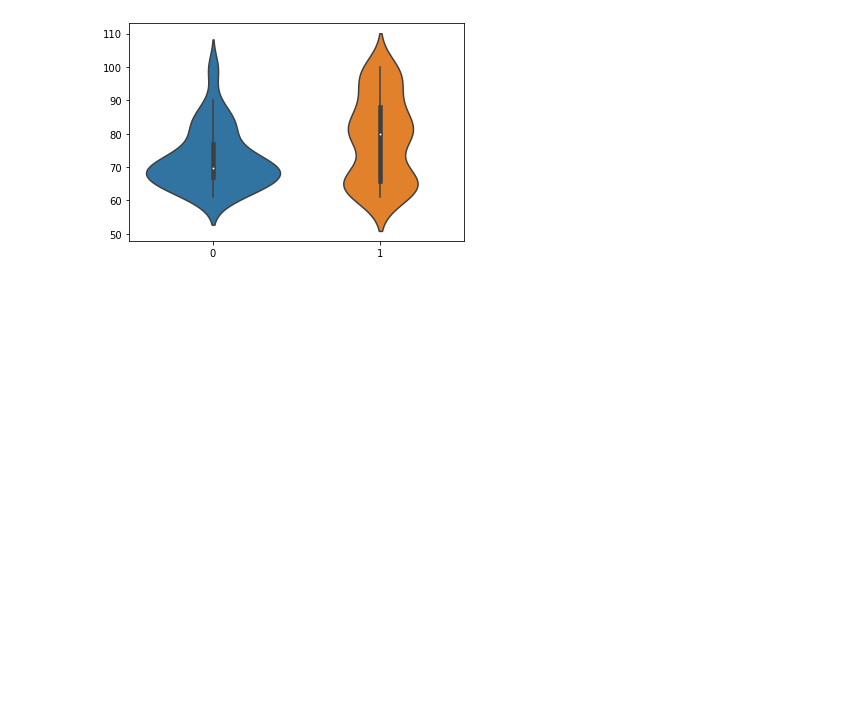
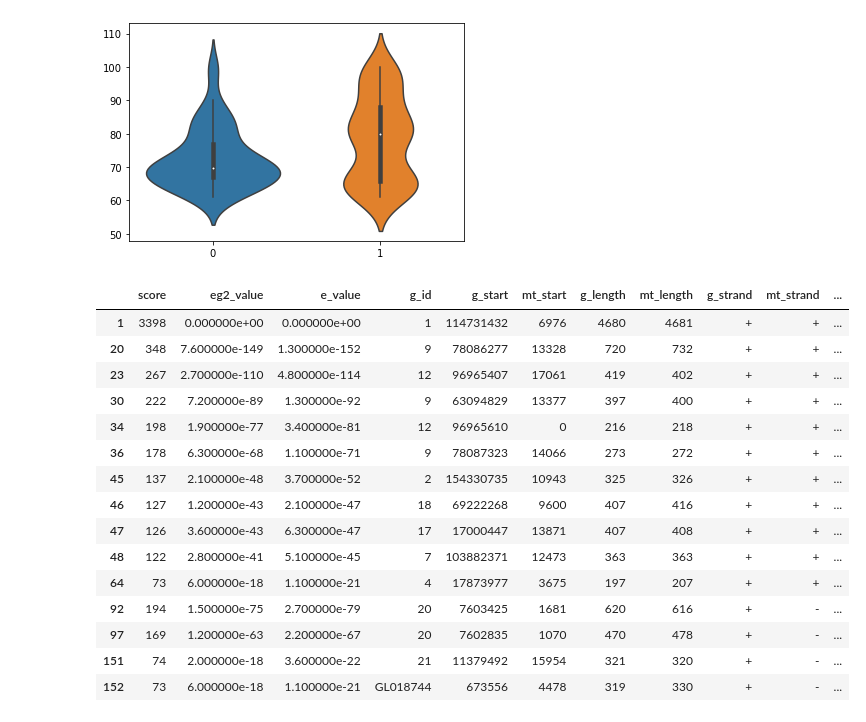
Before and after one commit to balintbiro/Oryctolagus_cuniculus_numts, a Jupyter notebook: codes/trials/trials.ipynb, the cells around one changed output. Saved outputs shown, nothing was run; the diff lists cells and outputs as text; code cells hidden in the pictures; blank space fills up the shorter version.

Commit message:
synteny data prep for genes

```diff
--- a/codes/trials/trials.ipynb
+++ b/codes/trials/trials.ipynb
@@ -356,3 +356,24 @@ identities=[chrs['identity'], scaffolds['identity']]
 ax=sns.violinplot(data=identities)
 # %% [output]
 [figure]
+# %%
+gene_mask=numts_array['ensembl_description'].apply(lambda g_id: type(g_id)==str)
+numts_array=numts_array[gene_mask]
+(numts_array)
+# %% [output]
+|  | score | eg2_value | e_value | g_id | g_start | mt_start | g_length | mt_length | g_strand | mt_strand | ... |
+| 1 | 3398 | 0.000000e+00 | 0.000000e+00 | 1 | 114731432 | 6976 | 4680 | 4681 | + | + | ... |
+| 20 | 348 | 7.600000e-149 | 1.300000e-152 | 9 | 78086277 | 13328 | 720 | 732 | + | + | ... |
+| 23 | 267 | 2.700000e-110 | 4.800000e-114 | 12 | 96965407 | 17061 | 419 | 402 | + | + | ... |
+| 30 | 222 | 7.200000e-89 | 1.300000e-92 | 9 | 63094829 | 13377 | 397 | 400 | + | + | ... |
+| 34 | 198 | 1.900000e-77 | 3.400000e-81 | 12 | 96965610 | 0 | 216 | 218 | + | + | ... |
+| 36 | 178 | 6.300000e-68 | 1.100000e-71 | 9 | 78087323 | 14066 | 273 | 272 | + | + | ... |
+| 45 | 137 | 2.100000e-48 | 3.700000e-52 | 2 | 154330735 | 10943 | 325 | 326 | + | + | ... |
+| 46 | 127 | 1.200000e-43 | 2.100000e-47 | 18 | 69222268 | 9600 | 407 | 416 | + | + | ... |
+| 47 | 126 | 3.600000e-43 | 6.300000e-47 | 17 | 17000447 | 13871 | 407 | 408 | + | + | ... |
+| 48 | 122 | 2.800000e-41 | 5.100000e-45 | 7 | 103882371 | 12473 | 363 | 363 | + | + | ... |
+| 64 | 73 | 6.000000e-18 | 1.100000e-21 | 4 | 17873977 | 3675 | 197 | 207 | + | + | ... |
+| 92 | 194 | 1.500000e-75 | 2.700000e-79 | 20 | 7603425 | 1681 | 620 | 616 | + | - | ... |
+| 97 | 169 | 1.200000e-63 | 2.200000e-67 | 20 | 7602835 | 1070 | 470 | 478 | + | - | ... |
+| 151 | 74 | 2.000000e-18 | 3.600000e-22 | 21 | 11379492 | 15954 | 321 | 320 | + | - | ... |
+| 152 | 73 | 6.000000e-18 | 1.100000e-21 | GL018744 | 673556 | 4478 | 319 | 330 | + | - | ... |
```
Also changed, not shown: 1 other file.
